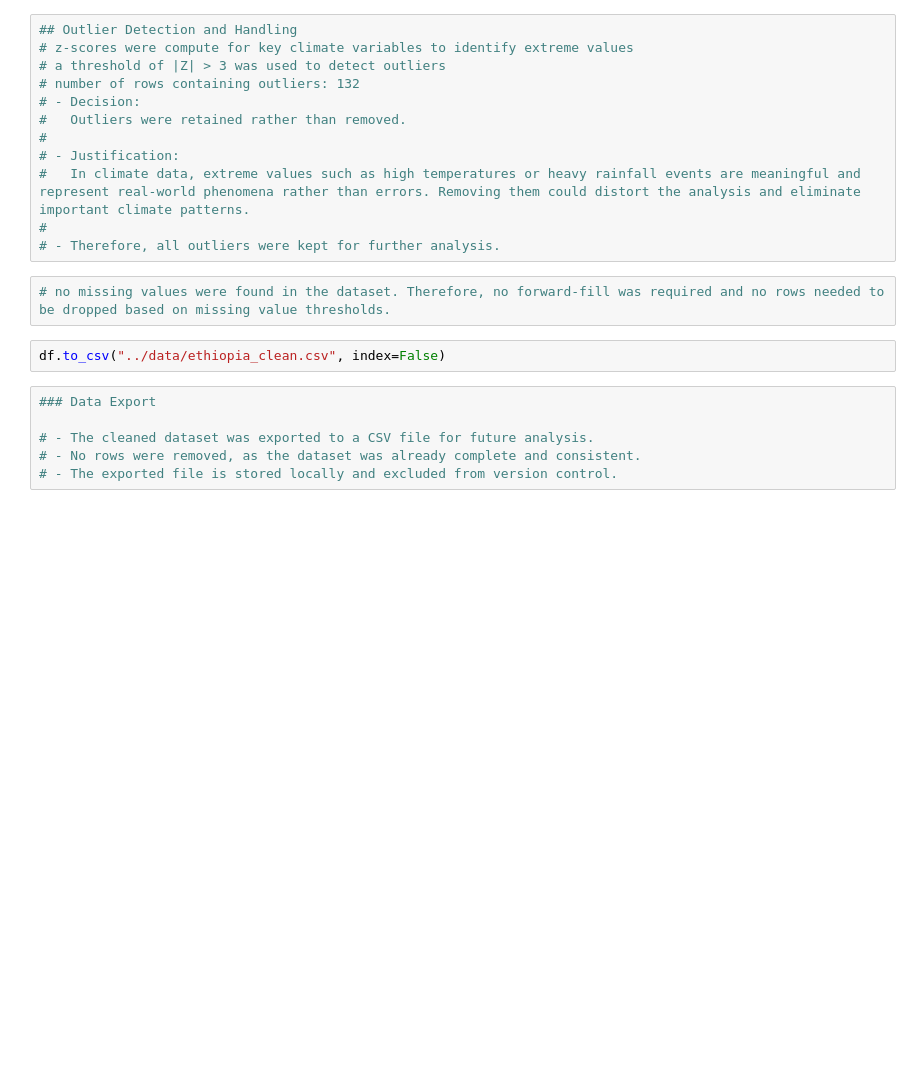
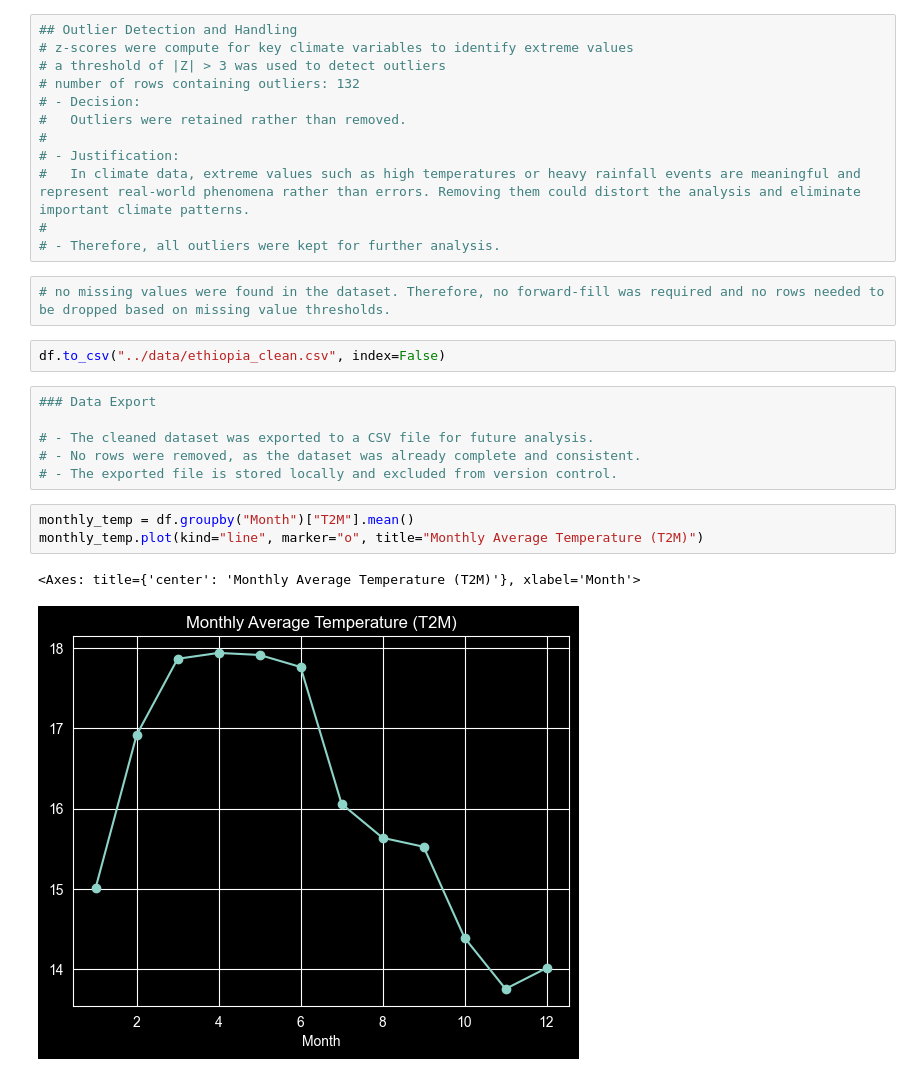
Before and after one commit to EldaGir/climate-challenge-week0, a Jupyter notebook: notebooks/ethiopia_eda.ipynb, the cells around one changed output. Cells and saved outputs as stored; diff of their text form; blank space fills up the shorter version.

```diff
--- a/notebooks/ethiopia_eda.ipynb
+++ b/notebooks/ethiopia_eda.ipynb
@@ -183,3 +183,9 @@ df.to_csv("../data/ethiopia_clean.csv", index=False)
 # - The cleaned dataset was exported to a CSV file for future analysis.
 # - No rows were removed, as the dataset was already complete and consistent.
 # - The exported file is stored locally and excluded from version control.
+# %%
+monthly_temp = df.groupby("Month")["T2M"].mean()
+monthly_temp.plot(kind="line", marker="o", title="Monthly Average Temperature (T2M)")
+# %% [output]
+<Axes: title={'center': 'Monthly Average Temperature (T2M)'}, xlabel='Month'>
+[figure, added]
```
Also changed, not shown: parts of 4 cells of this notebook.
